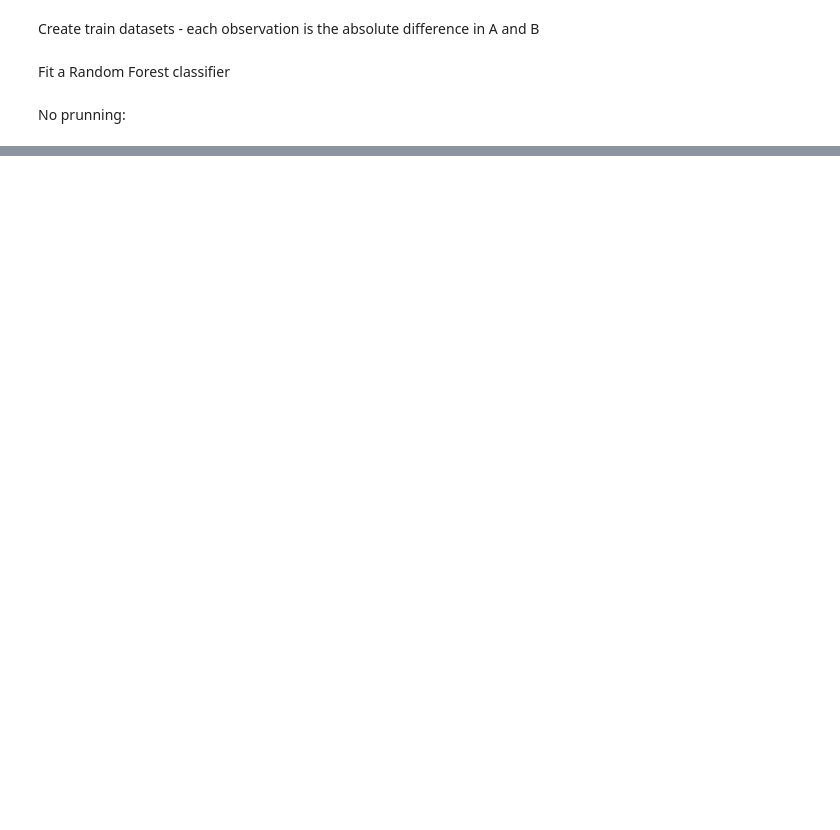
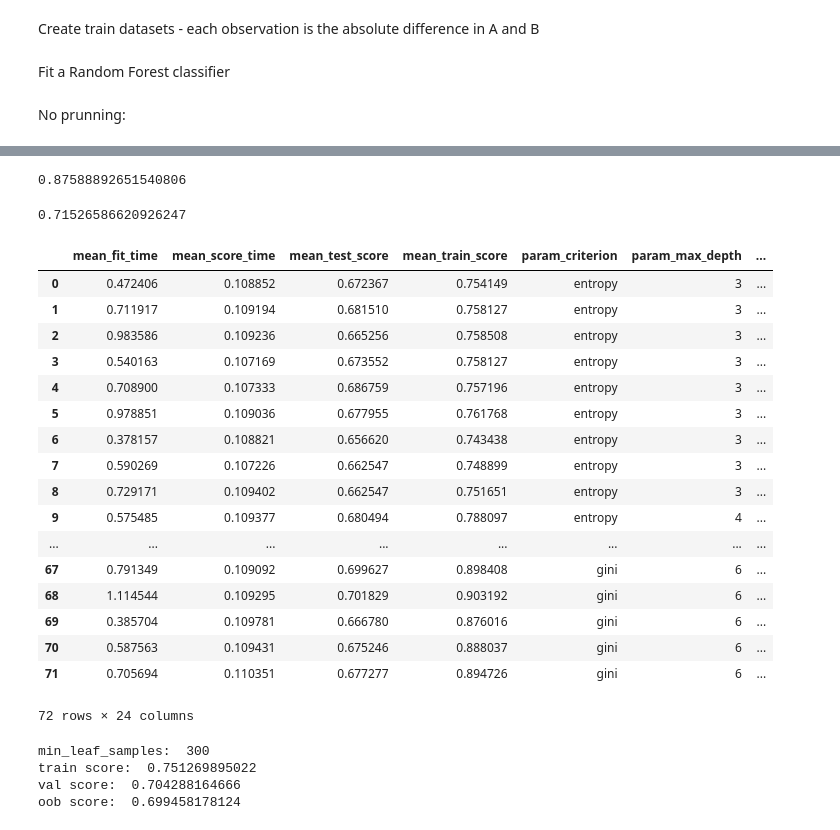
Before and after one commit to EmilNik/StyleChangeDetection, a Jupyter notebook: notebooks/random_forest.ipynb, the cells around one changed output, grey strips where cells are left out. Cells and saved outputs as stored; diff of their text form; code cells hidden in the pictures; blank space fills up the shorter version.

Commit message:
Add random forest experiments

```diff
--- a/notebooks/random_forest.ipynb
+++ b/notebooks/random_forest.ipynb
@@ -99,0 +148,9 @@ features = pd.read_csv('../data/features/feature_names.csv', index_col=0)
+# %%
+model_prunned = RandomForestClassifier(n_estimators=100, n_jobs=-1, oob_score=True, bootstrap=True,
+                               max_depth=4, min_samples_leaf=275)
+model_prunned.fit(train_X, train_y)
+print('\nmax depth: ', 4)
+print('\nmin_leaf_samples: ', 150)
+print('train score: ', model_prunned.score(train_X, train_y))
+print('val score: ', model_prunned.score(val_X, val_y))
+print('oob score: ', model_prunned.oob_score_)
@@ -122,0 +197,9 @@ features.sort_values(by='importance', ascending=False)
+# %%
+sorted_ = model_prunned.feature_importances_.argsort()[::-1]
+# %%
+for n in [5,10,20, 25, 30,35, 40, 50, 70, 90, 100]:
+    model = RandomForestClassifier(n_estimators=n, n_jobs=-1, min_samples_leaf=50)
+    model.fit(train_X[sorted_[:n]], train_y)
+    print('\nn: ', n)
+    print('train score: ', model.score(train_X[sorted_[:n]], train_y))
+    print('val score: ', model.score(val_X[sorted_[:n]], val_y))
@@ -122,0 +226,12 @@ features.sort_values(by='importance', ascending=False)
+# %%
+rfc = RandomForestClassifier(n_jobs=-1, bootstrap=True, oob_score=True)
+
+param_grid = {
+    'n_estimators': [50, 75, 100],
+    'max_features': ['auto', 'sqrt', 'log2'],
+    'max_depth': [3, 4, 5, 6],
+    'criterion': ['entropy', 'gini'],
+}
+
+model = GridSearchCV(estimator=rfc, param_grid=param_grid, cv=5)
+model.fit(train_X, train_y)
@@ -122,0 +250,42 @@ features.sort_values(by='importance', ascending=False)
+# %%
+model.score(train_X, train_y)
+# %% [output]
+0.87588892651540806
+# %%
+model.score(val_X, val_y)
+# %% [output]
+0.71526586620926247
+# %%
+pd.DataFrame(model.cv_results_)
+# %% [output]
+|  | mean_fit_time | mean_score_time | mean_test_score | mean_train_score | param_criterion | param_max_depth | ... |
+| 0 | 0.472406 | 0.108852 | 0.672367 | 0.754149 | entropy | 3 | ... |
+| 1 | 0.711917 | 0.109194 | 0.681510 | 0.758127 | entropy | 3 | ... |
+| 2 | 0.983586 | 0.109236 | 0.665256 | 0.758508 | entropy | 3 | ... |
+| 3 | 0.540163 | 0.107169 | 0.673552 | 0.758127 | entropy | 3 | ... |
+| 4 | 0.708900 | 0.107333 | 0.686759 | 0.757196 | entropy | 3 | ... |
+| 5 | 0.978851 | 0.109036 | 0.677955 | 0.761768 | entropy | 3 | ... |
+| 6 | 0.378157 | 0.108821 | 0.656620 | 0.743438 | entropy | 3 | ... |
+| 7 | 0.590269 | 0.107226 | 0.662547 | 0.748899 | entropy | 3 | ... |
+| 8 | 0.729171 | 0.109402 | 0.662547 | 0.751651 | entropy | 3 | ... |
+| 9 | 0.575485 | 0.109377 | 0.680494 | 0.788097 | entropy | 4 | ... |
+| ... | ... | ... | ... | ... | ... | ... | ... |
+| 67 | 0.791349 | 0.109092 | 0.699627 | 0.898408 | gini | 6 | ... |
+| 68 | 1.114544 | 0.109295 | 0.701829 | 0.903192 | gini | 6 | ... |
+| 69 | 0.385704 | 0.109781 | 0.666780 | 0.876016 | gini | 6 | ... |
+| 70 | 0.587563 | 0.109431 | 0.675246 | 0.888037 | gini | 6 | ... |
+| 71 | 0.705694 | 0.110351 | 0.677277 | 0.894726 | gini | 6 | ... |
+72 rows × 24 columns
+# %%
+model2 = RandomForestClassifier(n_estimators=100, n_jobs=-1, oob_score=True, bootstrap=True,
+                                   max_depth=4, min_samples_leaf=200)
+model2.fit(train_X, train_y)
+print('\nmin_leaf_samples: ', samples)
+print('train score: ', model2.score(train_X, train_y))
+print('val score: ', model2.score(val_X, val_y))
+print('oob score: ', model2.oob_score_)
+# %% [output]
+min_leaf_samples:  300
+train score:  0.751269895022
+val score:  0.704288164666
+oob score:  0.699458178124
```
Also changed, not shown: parts of 20 cells of this notebook, 1 other file.
